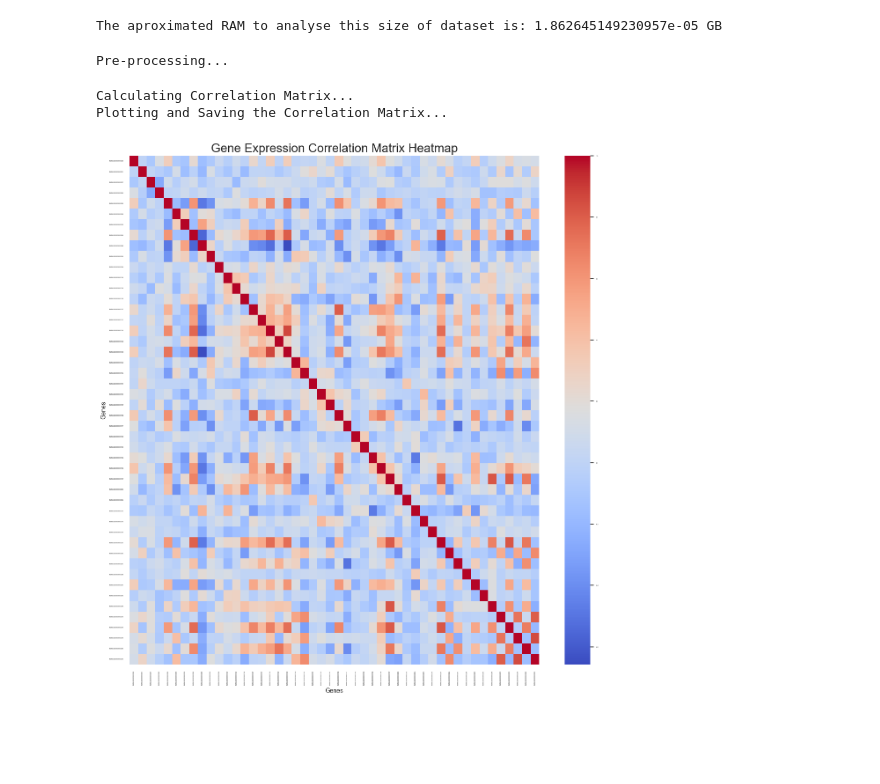
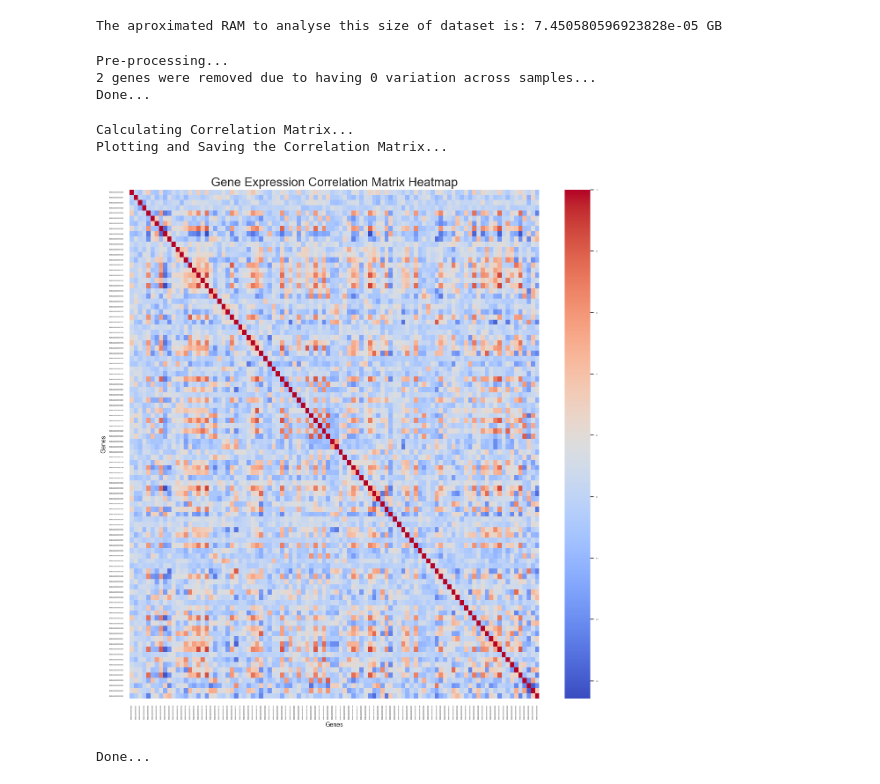
Before and after one commit to xandri99/Thesis, a Jupyter notebook: notebooks/WGCNA_impl_without_package.ipynb, the cells around one changed output. Saved outputs shown, nothing was run; the diff lists cells and outputs as text; code cells hidden in the pictures; blank space fills up the shorter version.

```diff
--- a/notebooks/WGCNA_impl_without_package.ipynb
+++ b/notebooks/WGCNA_impl_without_package.ipynb
@@ -31,8 +36,8 @@ working_dir = working_dir.strip('notebooks')
 
 ## Load the dataset
 # Transcriptomics Data - We assume a dataset structure were col are the genes, and rows are the samples
-mrna_count_dir = working_dir + 'data/5xFAD_paper/expressionList.csv'
-mrna_count = pd.read_csv(mrna_count_dir, index_col=0)
+transcriptomics_dataset_dir = working_dir + 'data/5xFAD_paper/expressionList.csv'
+transcriptomics_dataset = pd.read_csv(transcriptomics_dataset_dir, index_col=0)
 
 # Sample info and Clinical Traits Data
 sample_info_selection_dir = working_dir + 'data/5xFAD_paper/sampleInfo.csv'
@@ -49,60 +54,75 @@ if not os.path.exists(figures_dir):
 
 
 ## Make a subset to save RAM
-subset_dataset_size = 50
-mrna_count = mrna_count.iloc[:, :subset_dataset_size]
+subset_dataset_size = 100
+transcriptomics_dataset = transcriptomics_dataset.iloc[:, :subset_dataset_size]
 
 # RAM usage estimation in GB
 RAM_estimate = (subset_dataset_size * subset_dataset_size * 8) / (1024**3)
 print(f"The aproximated RAM to analyse this size of dataset is: {RAM_estimate} GB")
 # %% [output]
-The aproximated RAM to analyse this size of dataset is: 1.862645149230957e-05 GB
+The aproximated RAM to analyse this size of dataset is: 7.450580596923828e-05 GB
 # %%
 ### Step 1: Data Preprocessing (Normalization)
 ## Preprocessing: removing obvious outlier on genes and samples
+print(f"{BOLD}{OKBLUE}Pre-processing...{ENDC}")
 
 
 
-print(f"{BOLD}{OKBLUE}Pre-processing...{ENDC}")
-
-# Prepare and clean data
+## Prepare and clean data
 # Remove genes expressed under this cutoff number along samples - use clustering of samples
 
 
 
 ## Remove genes with no variation across samples (0 vectors)
-mrna_count = mrna_count.loc[:, (mrna_count != 0).any(axis=0)]
+# Also print how many genes have been removed in this steo
+num_genes_before = transcriptomics_dataset.shape[1]
+transcriptomics_dataset = transcriptomics_dataset.loc[:, (transcriptomics_dataset != 0).any(axis=0)] # Actually droping columns with 0 variation
+
+num_genes_removed = num_genes_before - transcriptomics_dataset.shape[1]
+print(f"{BOLD}{WARNING}{num_genes_removed} genes were removed due to having 0 variation across samples...{ENDC}")
+
+
 
 # NOTES: Maybe no onlyt genes with no variation, but small variation.
 
 
 
 
-mrna_count_filtered = mrna_count
+transcriptomics_dataset_filtered = transcriptomics_dataset
+print(f"{BOLD}{OKBLUE}Done...{ENDC}")
 # %% [output]
 Pre-processing...
+2 genes were removed due to having 0 variation across samples...
+Done...
 # %%
 ### Step 2: Constructing a Co-expression Similarity Matrix (Correlation Matrix)
-##
+print(f"{BOLD}{OKBLUE}Calculating Correlation Matrix...{ENDC}")
 
-# Calculate the correlation matrix using Pearson correlation
-print(f"{BOLD}{OKBLUE}Calculating Correlation Matrix...{ENDC}")
-correlation_matrix = mrna_count_filtered.corr(method='pearson')
 
-# Plotting the heatmap
+
+## Calculate the correlation matrix using Pearson correlation
+correlation_matrix = transcriptomics_dataset_filtered.corr(method='pearson')
+
+
+
+## Plotting the heatmap
 if PLOTS_WANTED:
     print(f"{BOLD}{OKBLUE}Plotting and Saving the Correlation Matrix...{ENDC}")
     title_figure = 'Gene Expression Correlation Matrix Heatmap'
 
     plt.figure(figsize=(15, 15))
     sns.set(font_scale=0.2)
     sns.heatmap(correlation_matrix, cmap='coolwarm', xticklabels=True, yticklabels=True)
     plt.title(title_figure, fontsize=20)
     plt.xlabel('Genes', fontsize=10)
     plt.ylabel('Genes', fontsize=10)
     plt.savefig(figures_dir + title_figure, dpi=dpi_general)
     plt.show()
+
+print(f"{BOLD}{OKBLUE}Done{ENDC}")
 # %% [output]
 Calculating Correlation Matrix...
 Plotting and Saving the Correlation Matrix...
-[figure, old version]
+[figure, new version]
+Done...
```
Also changed, not shown: parts of 3 cells of this notebook.
